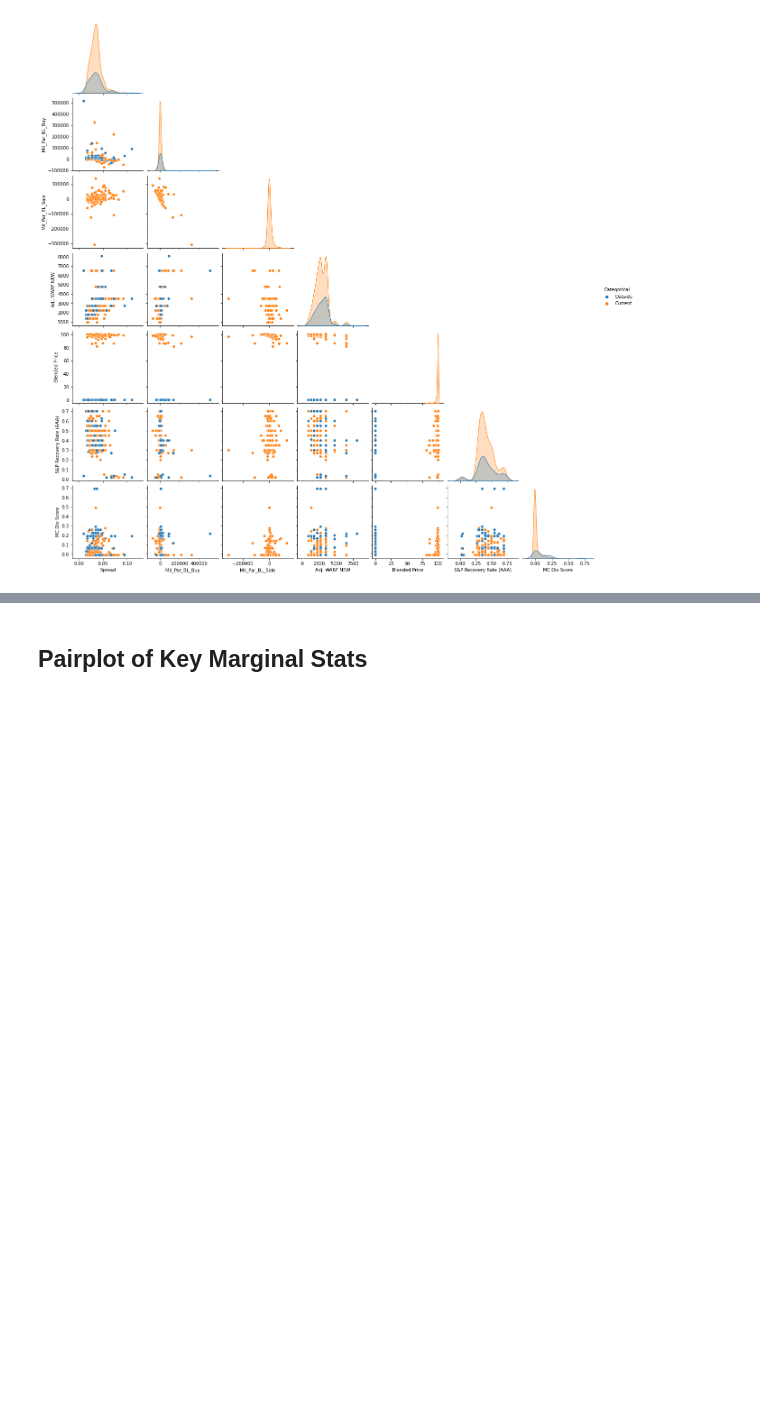
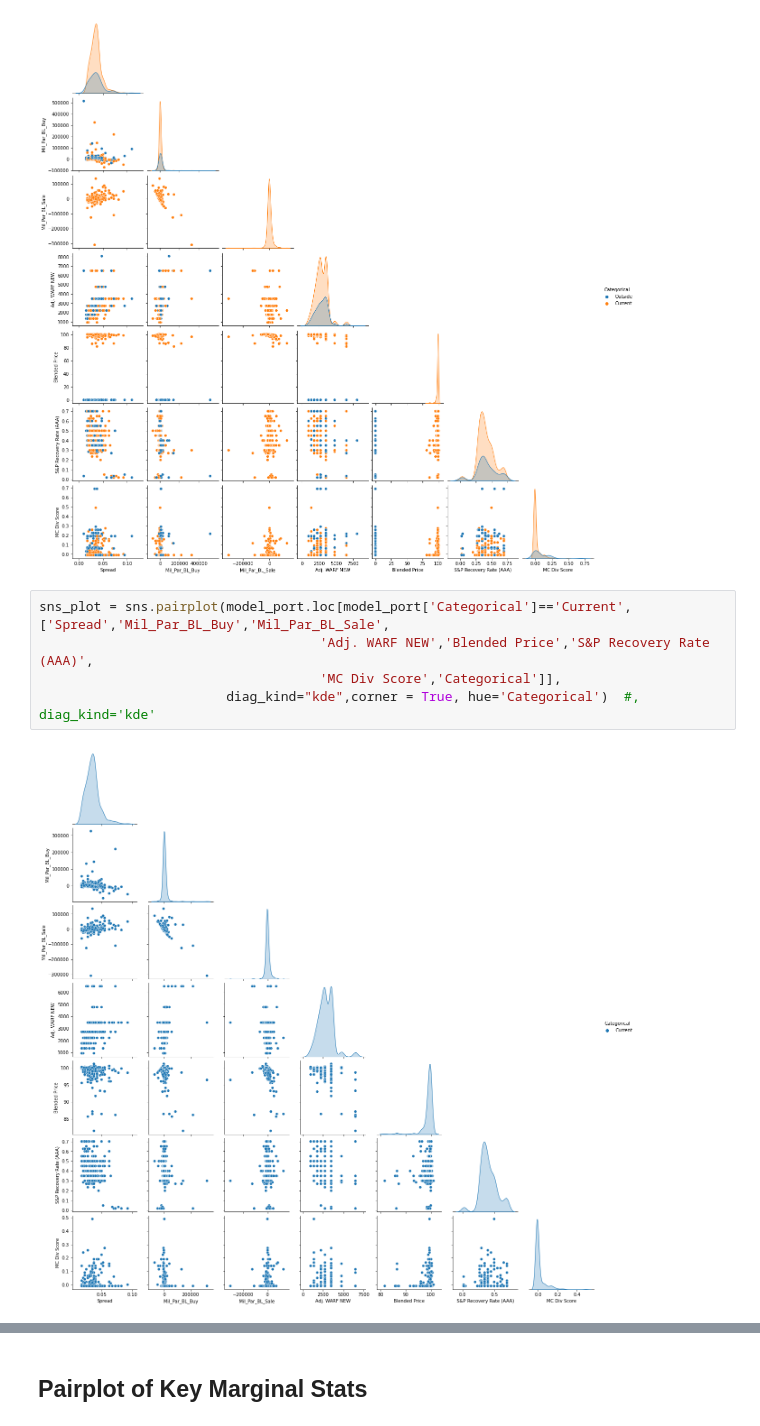
Before and after one commit to joshknechtel-gs/RM-IT, a Jupyter notebook: CLO Model Portfolio-17.ipynb, the cells around one changed output, grey strips where cells are left out. Drawn from its saved outputs; the diff is of its cells as text; blank space fills up the shorter version.

```diff
--- a/CLO Model Portfolio-17.ipynb
+++ b/CLO Model Portfolio-17.ipynb
@@ -839,3 +842,10 @@ fig = sns_plot.fig
 fig.savefig(path + "CLO_feature_PairPlot.png")
 # %% [output]
 [figure]
+# %%
+sns_plot = sns.pairplot(model_port.loc[model_port['Categorical']=='Current',['Spread','Mil_Par_BL_Buy','Mil_Par_BL_Sale',
+                                    'Adj. WARF NEW','Blended Price','S&P Recovery Rate (AAA)',
+                                    'MC Div Score','Categorical']],
+                        diag_kind="kde",corner = True, hue='Categorical')  #, diag_kind='kde'
+# %% [output]
+[figure, added]
```
Also changed, not shown: parts of 21 cells of this notebook.
